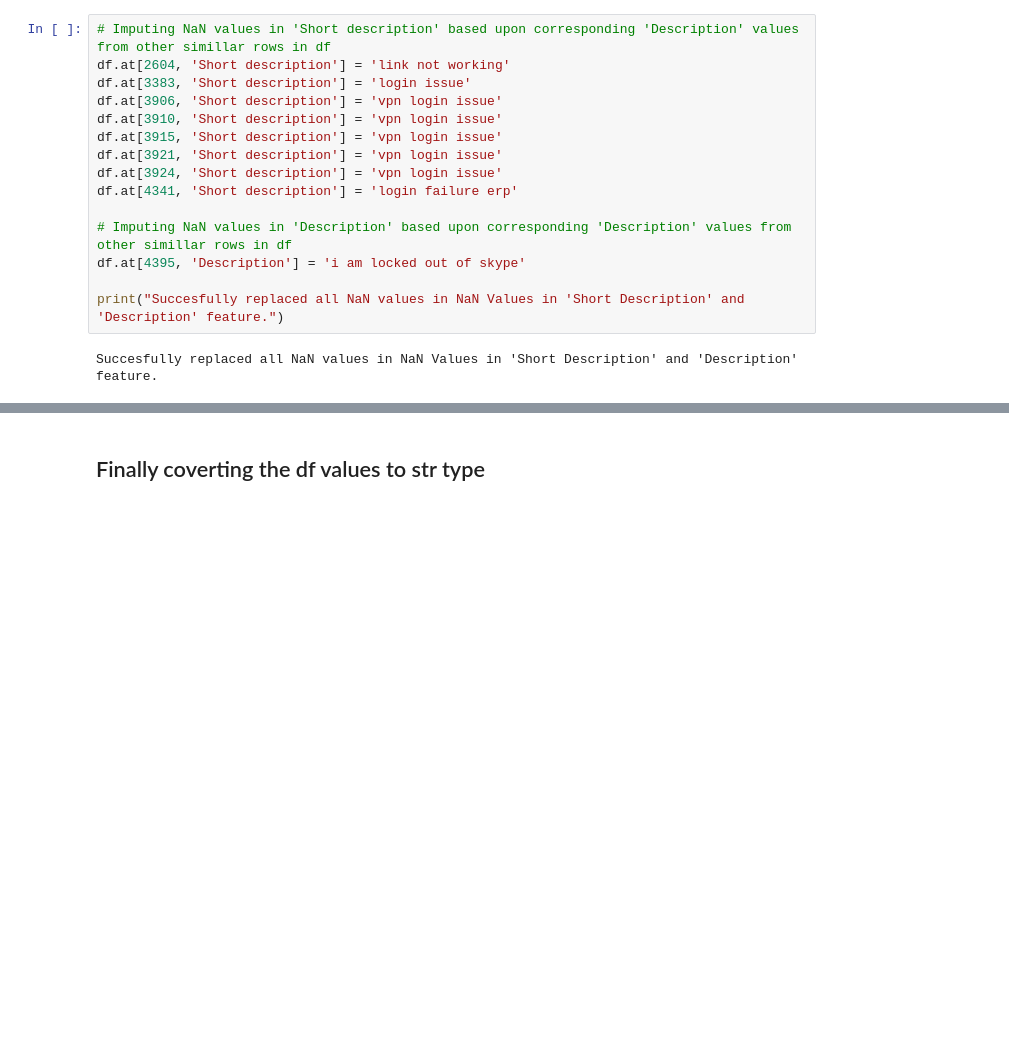
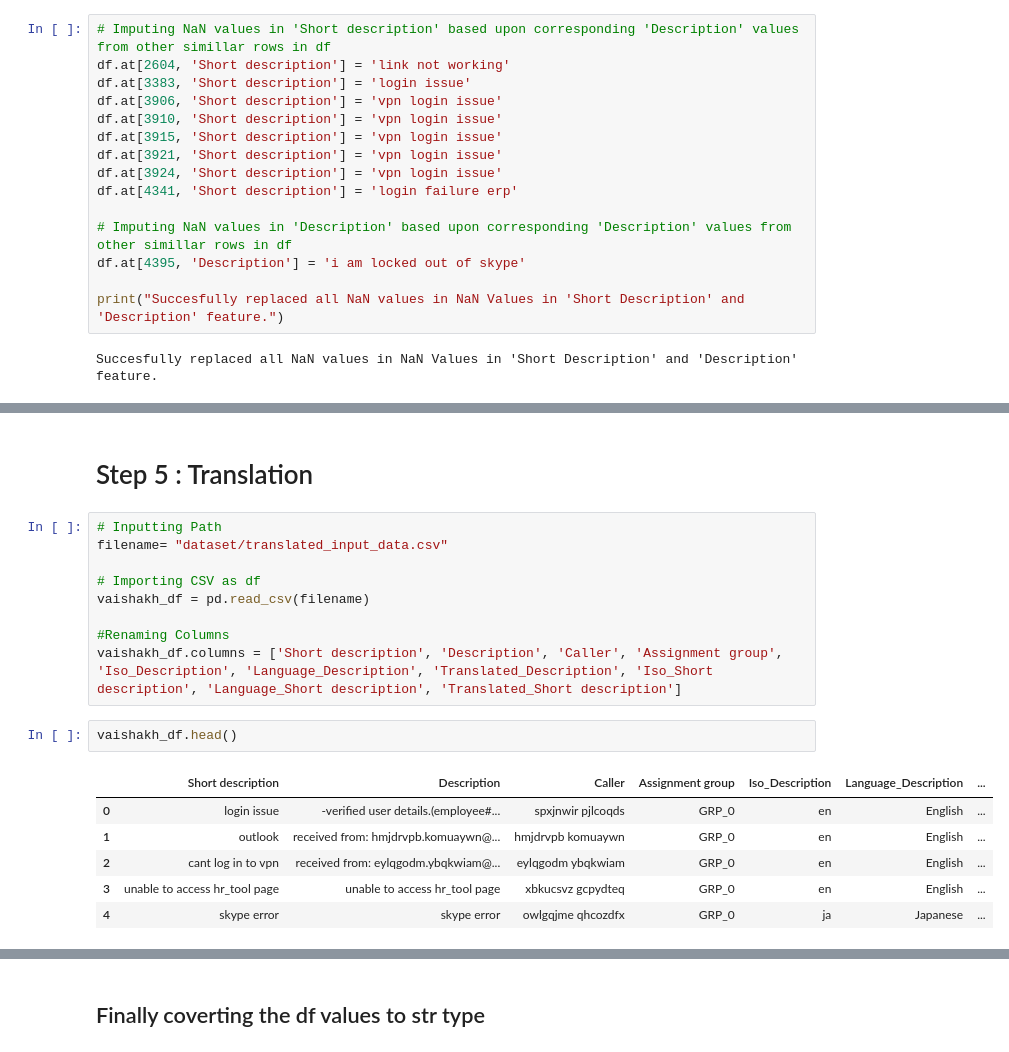
Before and after one commit to soumendrabagh/Automatic-Ticket-Generation-NLP, a Jupyter notebook: NLP_Automatic_Ticket_Assignment.ipynb, the cells around one changed output, grey strips where cells are left out. Drawn from its saved outputs; the diff is of its cells as text; blank space fills up the shorter version.

Commit message:
Raked and Translation Added

```diff
--- a/NLP_Automatic_Ticket_Assignment.ipynb
+++ b/NLP_Automatic_Ticket_Assignment.ipynb
@@ -175,0 +276,20 @@ dtype: int64
+# %% [markdown]
+# Step 5 : Translation
+# %%
+# Inputting Path
+filename= "dataset/translated_input_data.csv"
+
+# Importing CSV as df
+vaishakh_df = pd.read_csv(filename)
+
+#Renaming Columns
+vaishakh_df.columns = ['Short description', 'Description', 'Caller', 'Assignment group', 'Iso_Description', 'Language_Description', 'Translated_Description', 'Iso_Short description', 'Language_Short description', 'Translated_Short description']
+# %%
+vaishakh_df.head()
+# %% [output]
+|  | Short description | Description | Caller | Assignment group | Iso_Description | Language_Description | ... |
+| 0 | login issue | -verified user details.(employee#... | spxjnwir pjlcoqds | GRP_0 | en | English | ... |
+| 1 | outlook | received from: hmjdrvpb.komuaywn@... | hmjdrvpb komuaywn | GRP_0 | en | English | ... |
+| 2 | cant log in to vpn | received from: eylqgodm.ybqkwiam@... | eylqgodm ybqkwiam | GRP_0 | en | English | ... |
+| 3 | unable to access hr_tool page | unable to access hr_tool page | xbkucsvz gcpydteq | GRP_0 | en | English | ... |
+| 4 | skype error | skype error | owlgqjme qhcozdfx | GRP_0 | ja | Japanese | ... |
```
Also changed, not shown: parts of 77 cells of this notebook, 2 other files.
